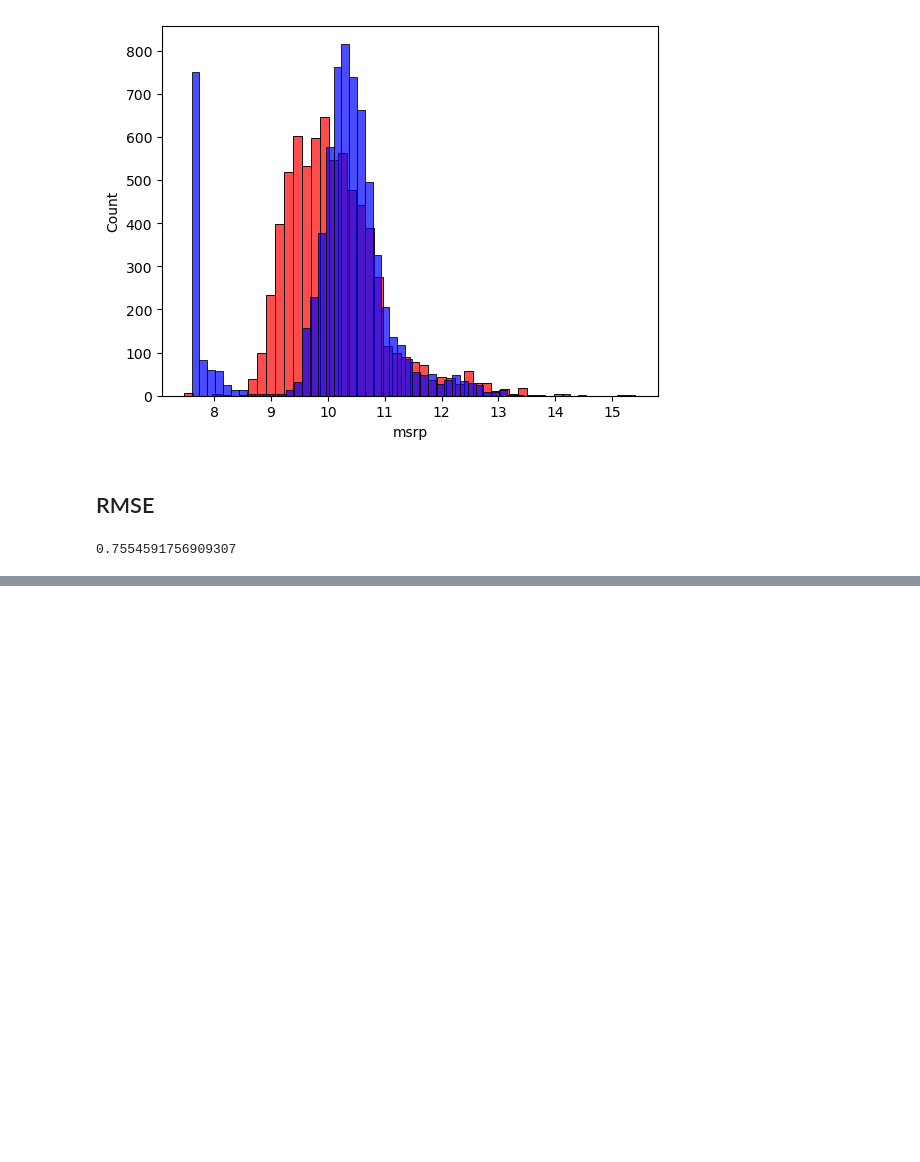
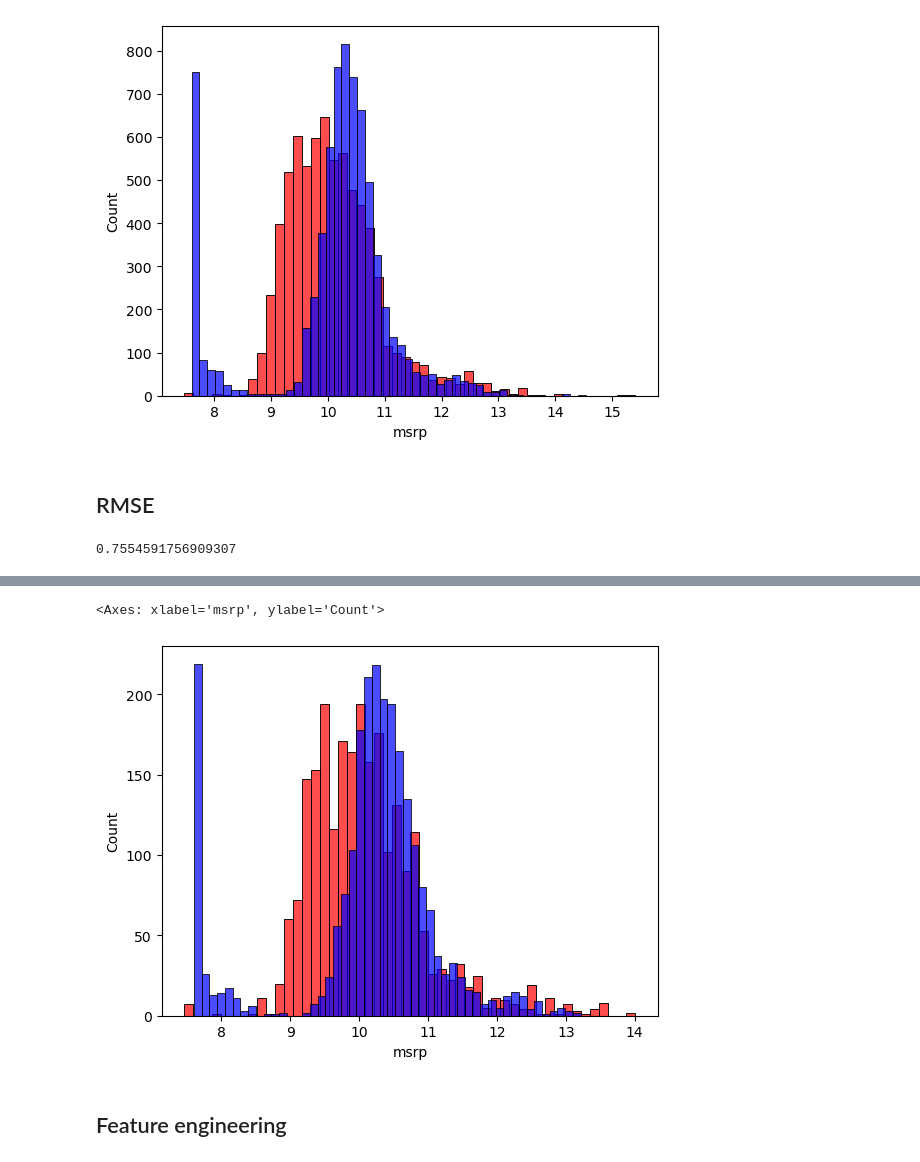
Before and after one commit to chowsonice/ml-zoomcamp-2024, a Jupyter notebook: Lecture-2.ipynb, the cells around one changed output, grey strips where cells are left out. Saved outputs shown, nothing was run; the diff lists cells and outputs as text; code cells hidden in the pictures; blank space fills up the shorter version.

```diff
--- a/Lecture-2.ipynb
+++ b/Lecture-2.ipynb
@@ -266,8 +269,8 @@ del df_train['msrp']
 del df_val['msrp']
 del df_test['msrp']
 # %%
-def train_linear_regression(x, y):
-    X = np.column_stack([np.ones(x.shape[0]), x])
+def train_linear_regression(X, y):
+    X = np.column_stack([np.ones(X.shape[0]), X])
     XTX = np.dot(X.T, X)
     XTX_inv = np.linalg.inv(XTX)
     w_full = np.dot(XTX_inv, X.T).dot(y)
@@ -277,9 +280,9 @@ def train_linear_regression(x, y):
 
     return w0, w
 # %%
-x = [[148, 24, 1385], [132, 25, 20311], [453, 11, 86], [158, 24, 185], [172, 25, 201], [413, 11, 86], [38, 54, 185], [142, 25, 431], [453, 31, 86], ]
-x = np.array(x)
-x
+X = [[148, 24, 1385], [132, 25, 20311], [453, 11, 86], [158, 24, 185], [172, 25, 201], [413, 11, 86], [38, 54, 185], [142, 25, 431], [453, 31, 86], ]
+X = np.array(X)
+X
 # %% [output]
 array([[  148,    24,  1385],
        [  132,    25, 20311],
@@ -342,6 +345,7 @@ Index(['engine_hp', 'engine_cylinders', 'highway_mpg', 'city_mpg',
 # %%
 df_train_base = df_train_base.fillna(0)
 # %%
-x_train = df_train_base.values
+X_train = df_train_base.values
 # %%
-w0, w = train_linear_regression(x_train, y_train)
+w0, w = train_linear_regression(X_train, y_train)
+w.shape
@@ -377,0 +404,8 @@ y_val_pred = w0 + X_val.dot(w)
+# %%
+sns.histplot(y_val_pred, color='red', alpha=0.7, bins=50)
+sns.histplot(y_val, color='blue', alpha=0.7, bins=50)
+# %% [output]
+<Axes: xlabel='msrp', ylabel='Count'>
+[figure, added]
+# %% [markdown]
+## Feature engineering
```
Also changed, not shown: parts of 71 cells of this notebook, 1 other file.
